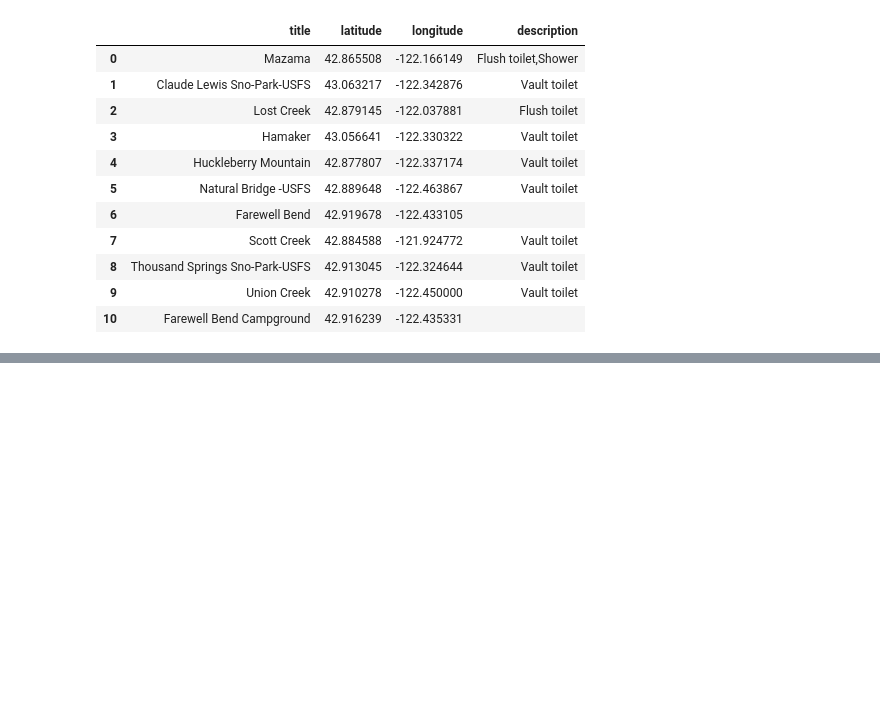
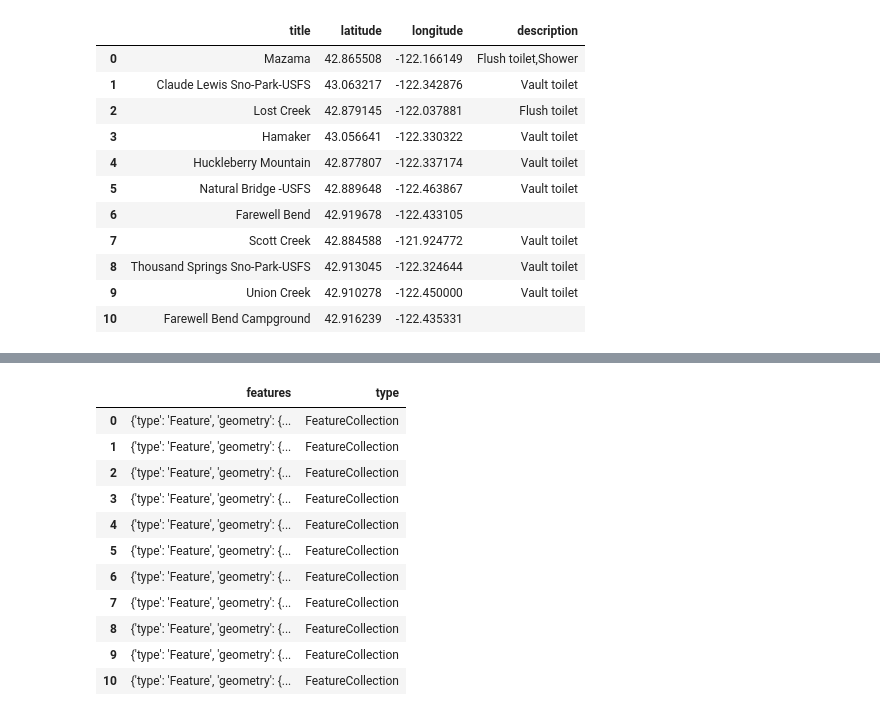
Before and after one commit to gizm00/blog_code, a Jupyter notebook: appendto/python_maps/campground data.ipynb, the cells around one changed output, grey strips where cells are left out. Drawn from its saved outputs; the diff is of its cells as text; code cells hidden in the pictures; blank space fills up the shorter version.

```diff
--- a/appendto/python_maps/campground data.ipynb
+++ b/appendto/python_maps/campground data.ipynb
@@ -241,3 +241,20 @@ from pandas import json
 # %%
 with open('collection.geojson', 'w') as outfile:
     json.dump(collection, outfile)
+# %%
+test = pd.read_json('https://raw.githubusercontent.com/gizm00/blog_code/master/appendto/python_maps/collection.geojson')
+# %%
+test
+# %% [output]
+|  | features | type |
+| 0 | {'type': 'Feature', 'geometry': {... | FeatureCollection |
+| 1 | {'type': 'Feature', 'geometry': {... | FeatureCollection |
+| 2 | {'type': 'Feature', 'geometry': {... | FeatureCollection |
+| 3 | {'type': 'Feature', 'geometry': {... | FeatureCollection |
+| 4 | {'type': 'Feature', 'geometry': {... | FeatureCollection |
+| 5 | {'type': 'Feature', 'geometry': {... | FeatureCollection |
+| 6 | {'type': 'Feature', 'geometry': {... | FeatureCollection |
+| 7 | {'type': 'Feature', 'geometry': {... | FeatureCollection |
+| 8 | {'type': 'Feature', 'geometry': {... | FeatureCollection |
+| 9 | {'type': 'Feature', 'geometry': {... | FeatureCollection |
+| 10 | {'type': 'Feature', 'geometry': {... | FeatureCollection |
```
Also changed, not shown: parts of 2 cells of this notebook, 1 other file.
